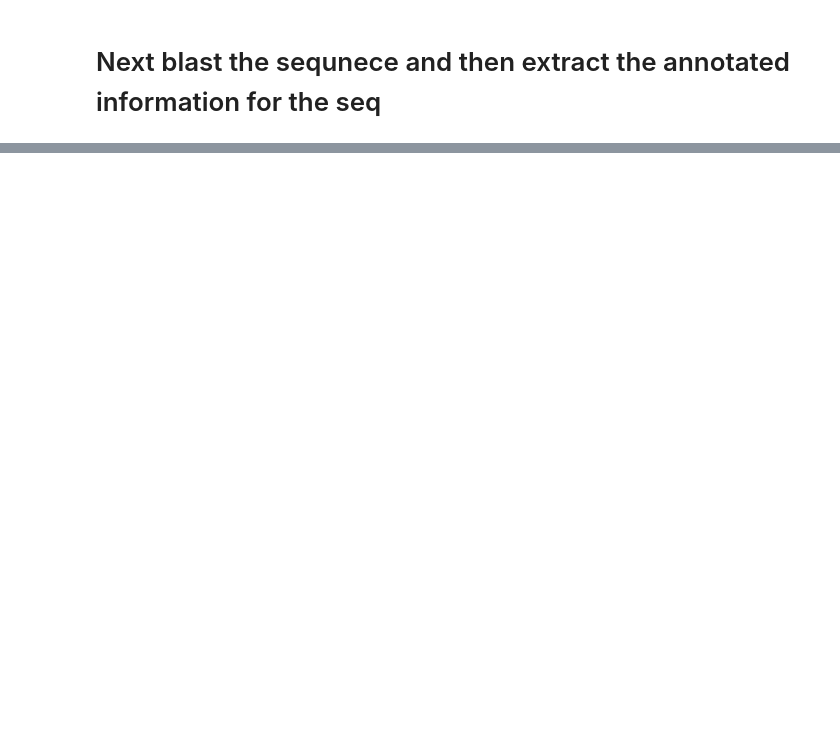
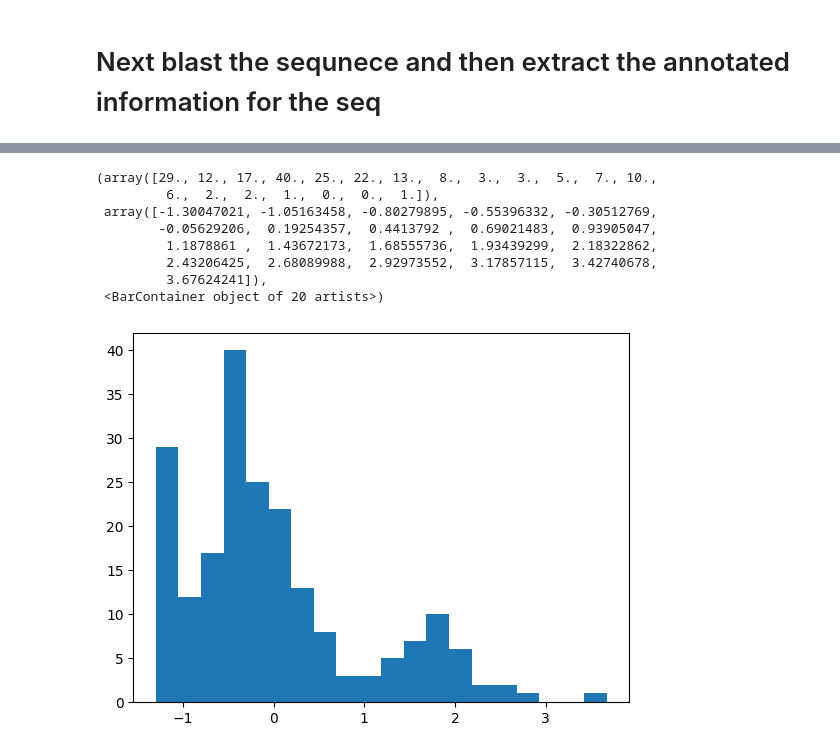
Before and after one commit to fhalab/LevSeq, a Jupyter notebook: manucript/notebooks/Ape AGW/Processing and visulisation.ipynb, the cells around one changed output, grey strips where cells are left out. Cells and saved outputs as stored; diff of their text form; code cells hidden in the pictures; blank space fills up the shorter version.

```diff
--- a/manucript/notebooks/Ape AGW/Processing and visulisation.ipynb
+++ b/manucript/notebooks/Ape AGW/Processing and visulisation.ipynb
@@ -504,0 +528,12 @@ Alignment written to /Users/ariane/Documents/code/MinION/manucript/notebooks/Ape
+# %%
+plt.hist(ttdf['cis_norm'], bins=20)
+# %% [output]
+(array([29., 12., 17., 40., 25., 22., 13.,  8.,  3.,  3.,  5.,  7., 10.,
+         6.,  2.,  2.,  1.,  0.,  0.,  1.]),
+ array([-1.30047021, -1.05163458, -0.80279895, -0.55396332, -0.30512769,
+        -0.05629206,  0.19254357,  0.4413792 ,  0.69021483,  0.93905047,
+         1.1878861 ,  1.43672173,  1.68555736,  1.93439299,  2.18322862,
+         2.43206425,  2.68089988,  2.92973552,  3.17857115,  3.42740678,
+         3.67624241]),
+ <BarContainer object of 20 artists>)
+[figure, added]
```
Also changed, not shown: parts of 17 cells of this notebook, 1 other file.
